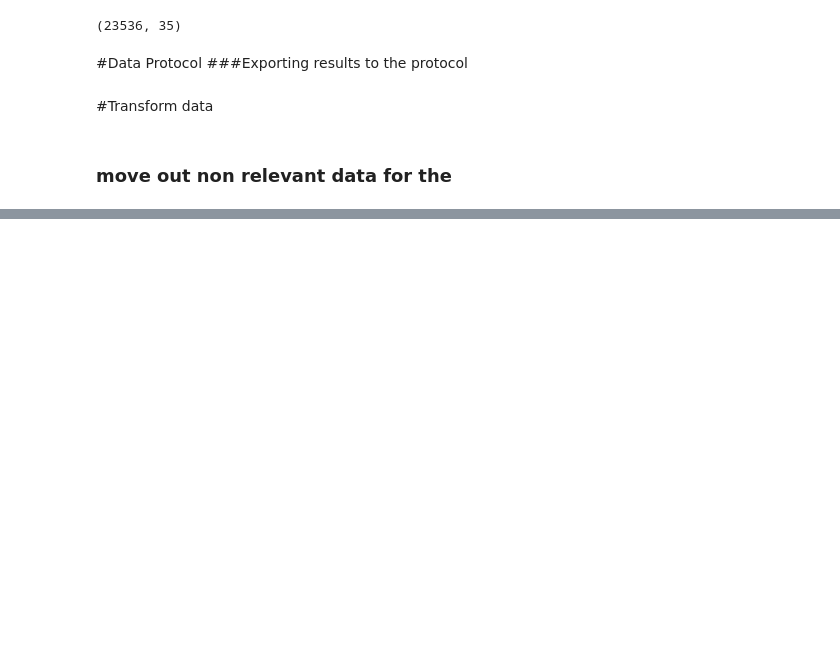
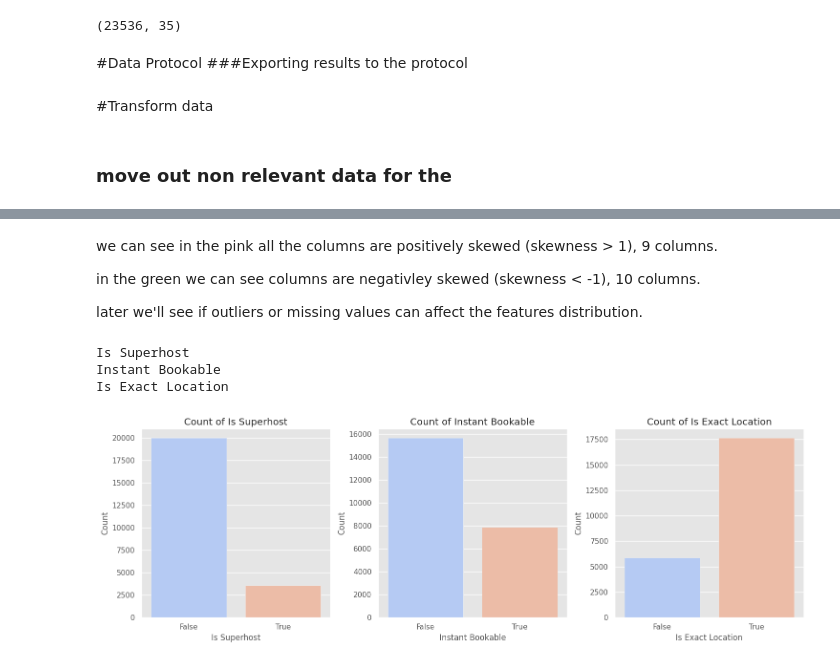
Before and after one commit to rafatb/Berlin_Airbnb_Price_Prediction, a Jupyter notebook: Berlin_Airbnb_Price_Prediction_EDA.ipynb, the cells around one changed output, grey strips where cells are left out. Drawn from its saved outputs; the diff is of its cells as text; code cells hidden in the pictures; blank space fills up the shorter version.

```diff
--- a/Berlin_Airbnb_Price_Prediction_EDA.ipynb
+++ b/Berlin_Airbnb_Price_Prediction_EDA.ipynb
@@ -167,0 +205,27 @@ df_aggregated = df_aggregated[df_aggregated["Price"] < 600]
+# %% [markdown]
+we can see in the pink all the columns are positively skewed (skewness > 1), 9 columns.
+
+in the green we can see columns are negativley skewed (skewness < -1), 10 columns.
+
+later we'll see if outliers or missing values can affect the features distribution.
+# %%
+for i in df_dummy.iloc[:,:3]:
+  print(i)
+# %% [output]
+Is Superhost
+Instant Bookable
+Is Exact Location
+# %%
+fig, axes = plt.subplots(1, 3, figsize=(15, 5))
+
+# Loop through each column and create a count plot
+for i, col in enumerate(df_dummy.columns):
+    sns.countplot(x=df_dummy[col], ax=axes[i], palette="coolwarm")
+    axes[i].set_title(f'Count of {col}')
+    axes[i].set_xlabel(col)
+    axes[i].set_ylabel("Count")
+
+plt.tight_layout()
+plt.show()
+# %% [output]
+[figure, added]
```
Also changed, not shown: parts of 22 cells of this notebook.
